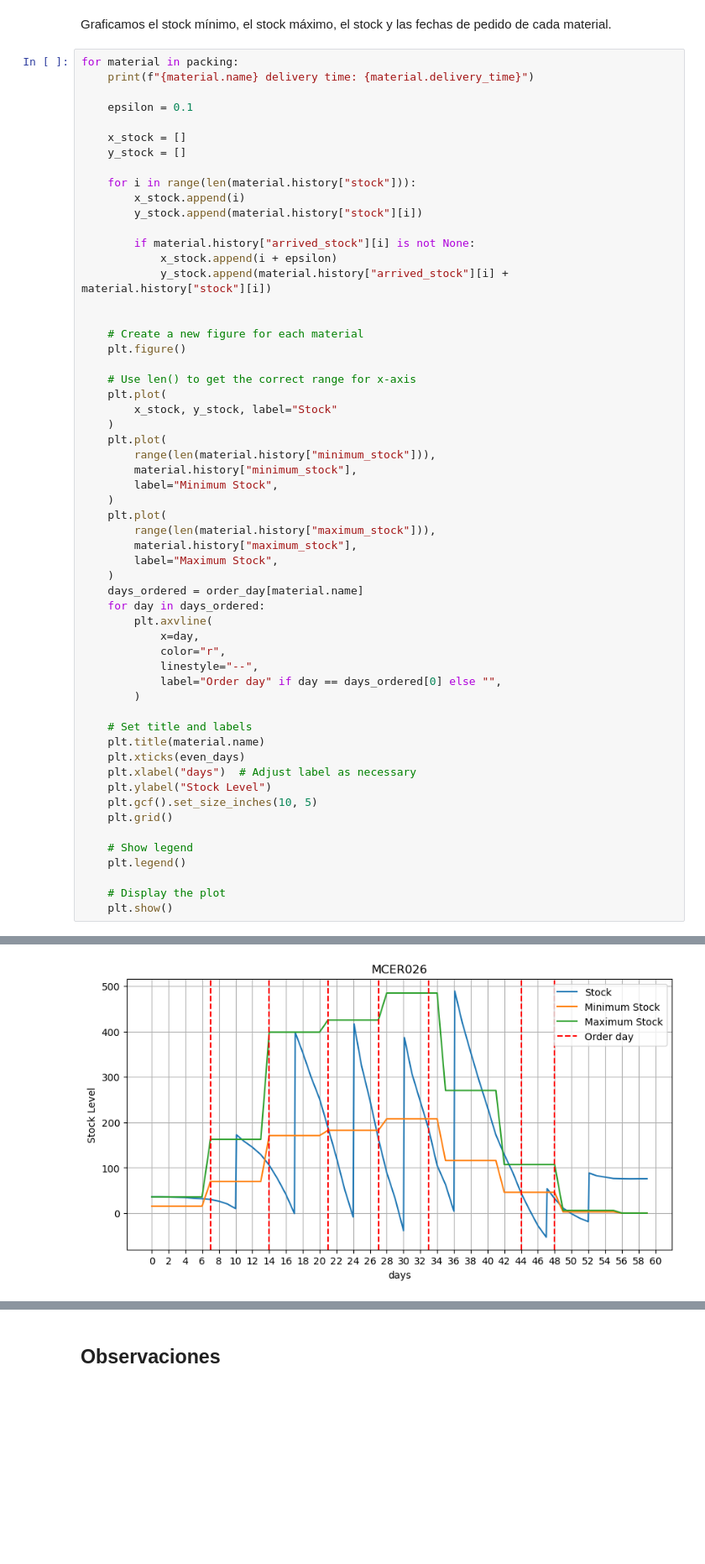
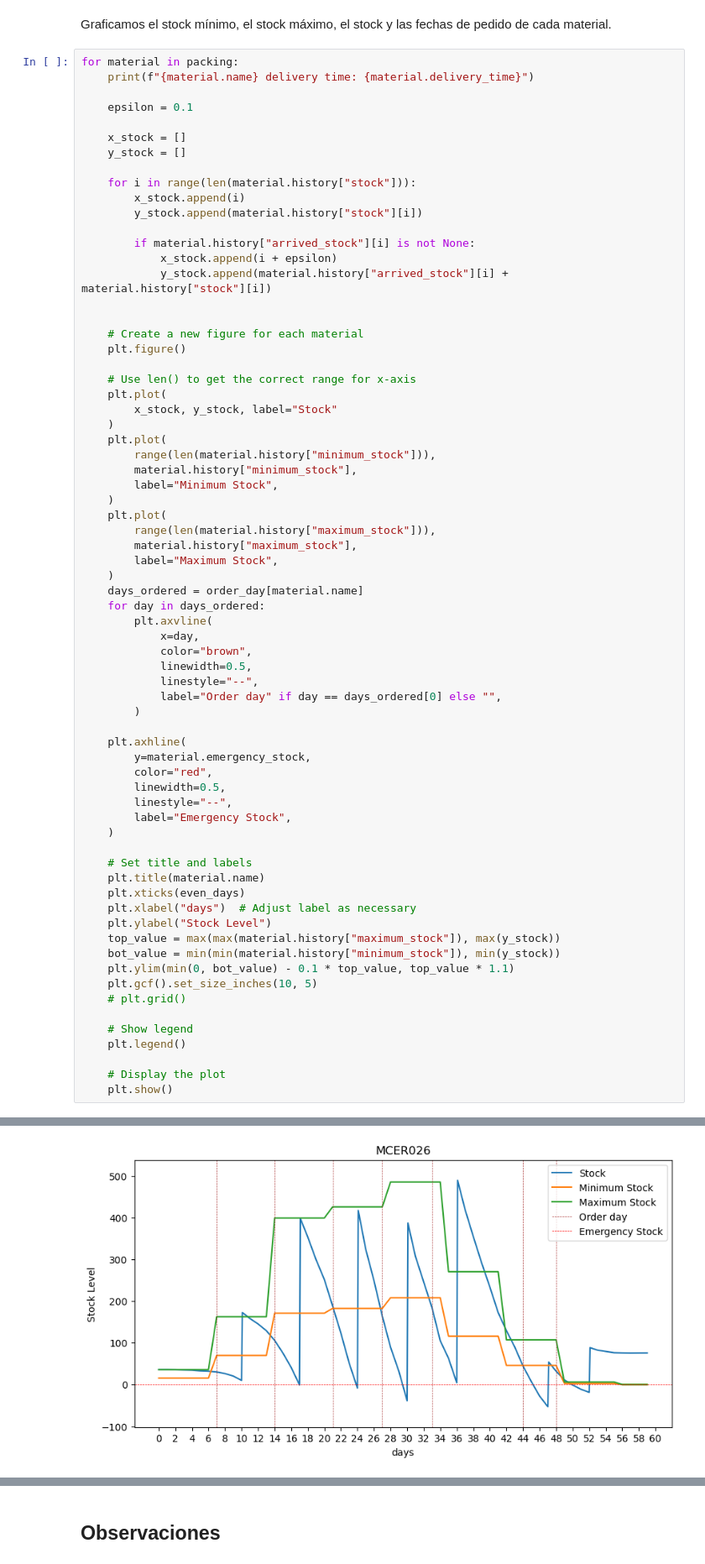
Before and after one commit to Sebastijo/OCHO_FUEGOS, a Jupyter notebook: Functionalities/Stock/scripts/simmulation.ipynb, the cells around one changed output, grey strips where cells are left out. Shown at 84% size. Saved outputs shown, nothing was run; the diff lists cells and outputs as text; blank space fills up the shorter version.

```diff
--- a/Functionalities/Stock/scripts/simmulation.ipynb
+++ b/Functionalities/Stock/scripts/simmulation.ipynb
@@ -643,18 +643,30 @@ for material in packing:
     for day in days_ordered:
         plt.axvline(
             x=day,
-            color="r",
+            color="brown",
+            linewidth=0.5,
             linestyle="--",
             label="Order day" if day == days_ordered[0] else "",
         )
+
+    plt.axhline(
+        y=material.emergency_stock,
+        color="red",
+        linewidth=0.5,
+        linestyle="--",
+        label="Emergency Stock",
+    )
 
     # Set title and labels
     plt.title(material.name)
     plt.xticks(even_days)
     plt.xlabel("days")  # Adjust label as necessary
     plt.ylabel("Stock Level")
+    top_value = max(max(material.history["maximum_stock"]), max(y_stock))
+    bot_value = min(min(material.history["minimum_stock"]), min(y_stock))
+    plt.ylim(min(0, bot_value) - 0.1 * top_value, top_value * 1.1)
     plt.gcf().set_size_inches(10, 5)
-    plt.grid()
+    # plt.grid()
 
     # Show legend
     plt.legend()
@@ -675,5 +687,5 @@ MCER022 delivery time: 1
 MCER026 delivery time: 3
-[figure, old version]
+[figure, new version]
 ... (42 outputs left out)
 # %% [markdown]
 ## Observaciones
```
Also changed, not shown: parts of 2 cells of this notebook, 6 other files.
